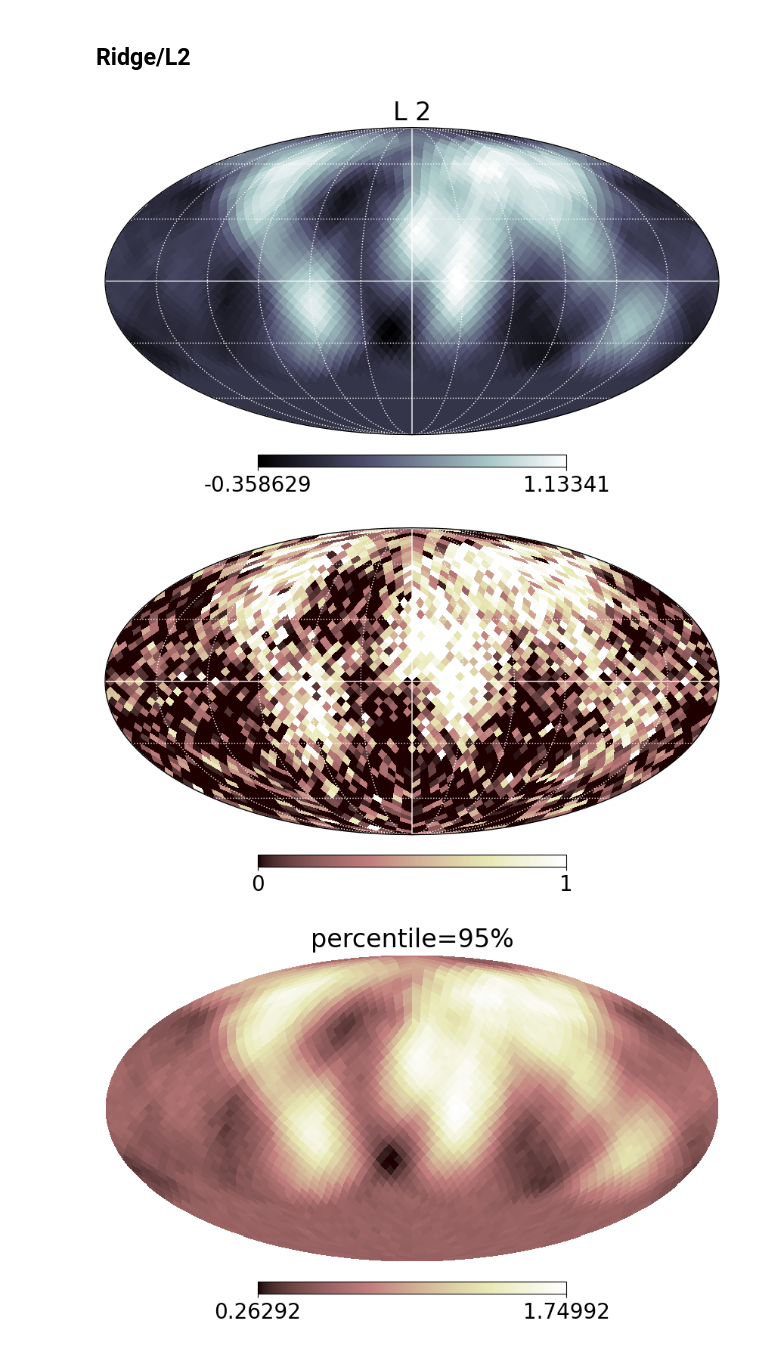
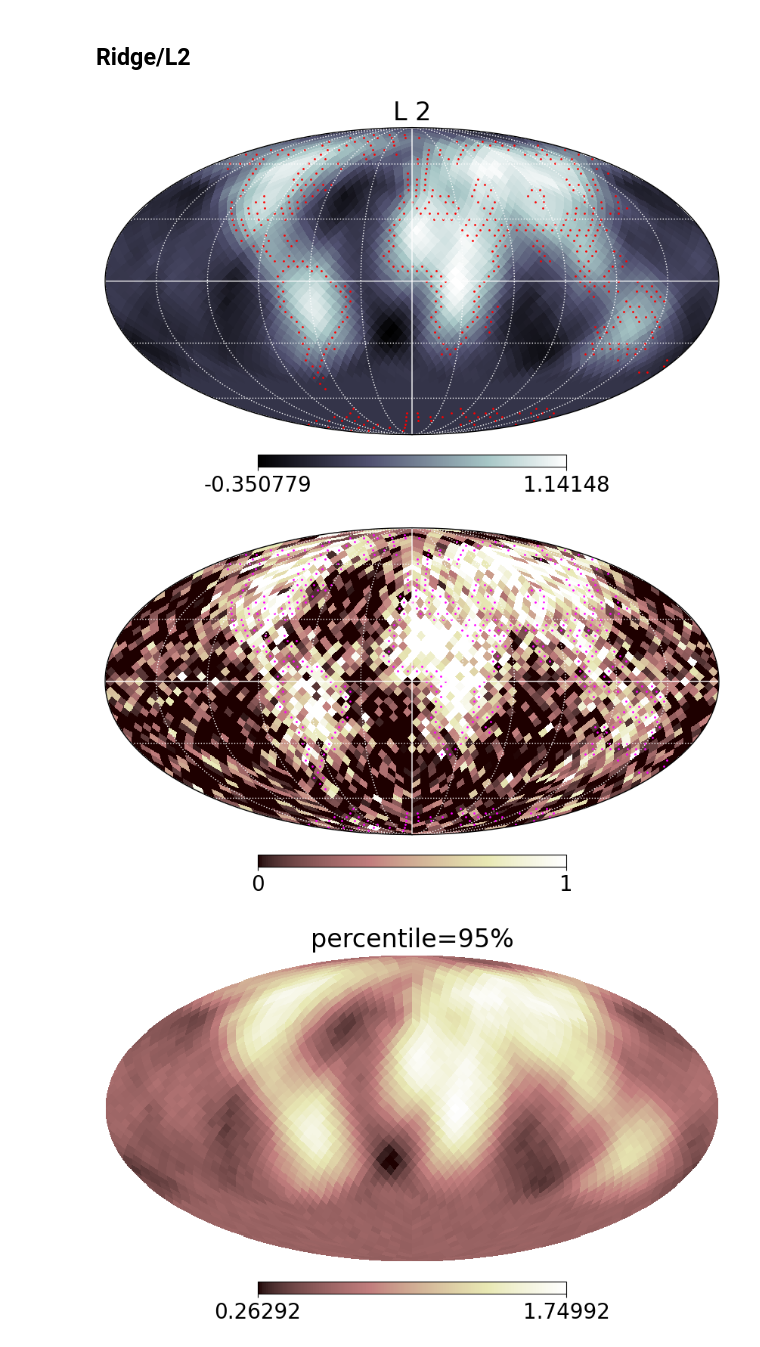
Before and after one commit to HajimeKawahara/sot, a Jupyter notebook: tutorial/sot_Bayesian.ipynb, the cells around one changed output. Cells and saved outputs as stored; diff of their text form; code cells hidden in the pictures.

```diff
--- a/tutorial/sot_Bayesian.ipynb
+++ b/tutorial/sot_Bayesian.ipynb
@@ -107,20 +166,25 @@ matplotlib.rcParams.update({'font.size':fontsize})
 ## Ridge/L2
 # %%
 # posterior
-from jaxinv.bayes.meanmap import meanmap_type1
+from jaxinv.bayes.meanmap import meanmap_inverse_type1
 lam = 2.0
 
 Kernel_model = 1.0/ (lam * lam) * np.eye(npix)
 precision_matrix = np.eye(len(lc))/sigma**2
-mu = meanmap_type1(W, Kernel_model, precision_matrix, lc) #Ks@W.T@lc
+mu = meanmap_inverse_type1(W, Kernel_model, precision_matrix, lc) #Ks@W.T@lc
 cov = sigma**2 * Kernel_model
 # %%
 # best map
 hp.mollview(mu, title="L 2", flip="geo", cmap=plt.cm.bone)  # ,min=0,max=1.0)
+hp.projscatter(
+    lon_deg, lat_deg,
+    lonlat=True, s=4, c="red", marker=".", label="coastline"
+)
+
 hp.graticule(color="white")
 plt.savefig("sotl2map.pdf", bbox_inches="tight", pad_inches=0.0)
 # %% [output]
-[figure, old version]
+[figure, new version]
 # %%
 # random realization
 randmap = np.random.multivariate_normal(mu, cov, npix)
@@ -128,9 +192,14 @@ randmap = np.random.multivariate_normal(mu, cov, npix)
 # pick a sample
 hp.mollview(randmap[50, :], title="", flip="geo", cmap=plt.cm.pink, min=0, max=1.0)
 hp.graticule(color="white")
+hp.projscatter(
+    lon_deg, lat_deg,
+    lonlat=True, s=4, c="magenta", marker=".", label="coastline"
+)
+
 plt.savefig("sotl2pick.pdf", bbox_inches="tight", pad_inches=0.0)
 # %% [output]
-[figure, old version]
+[figure, new version]
 # %%
 #percentile maps
 up=95
```
Also changed, not shown: parts of 5 cells of this notebook, 6 other files.
